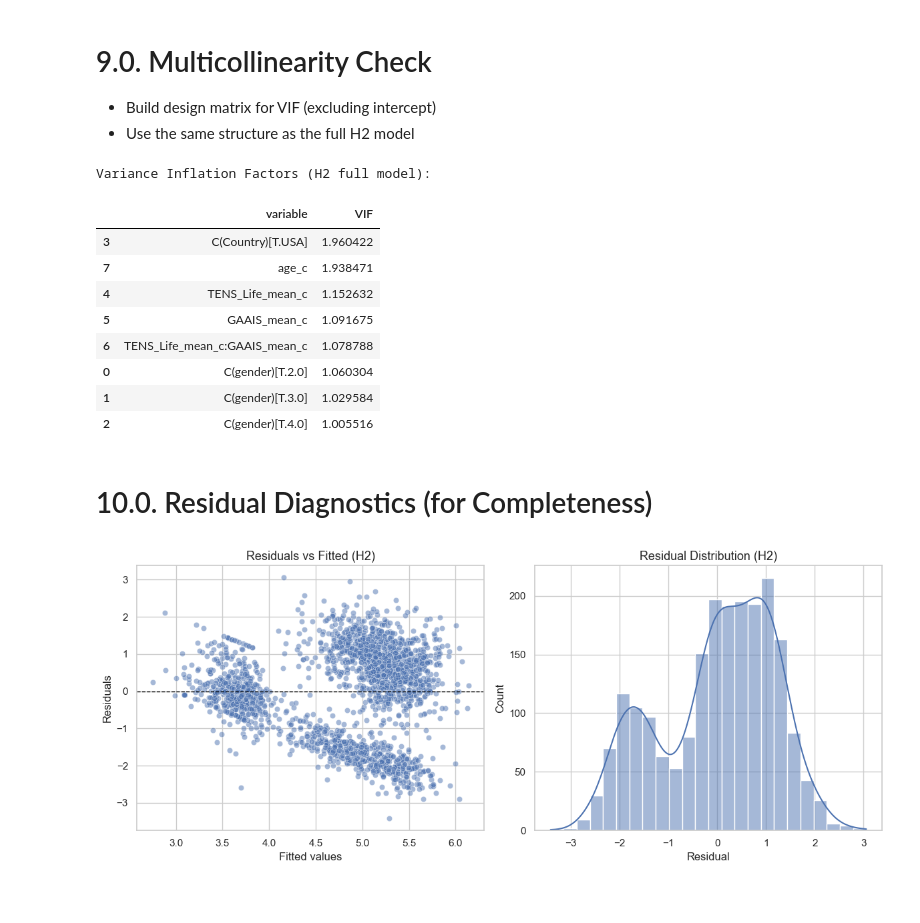
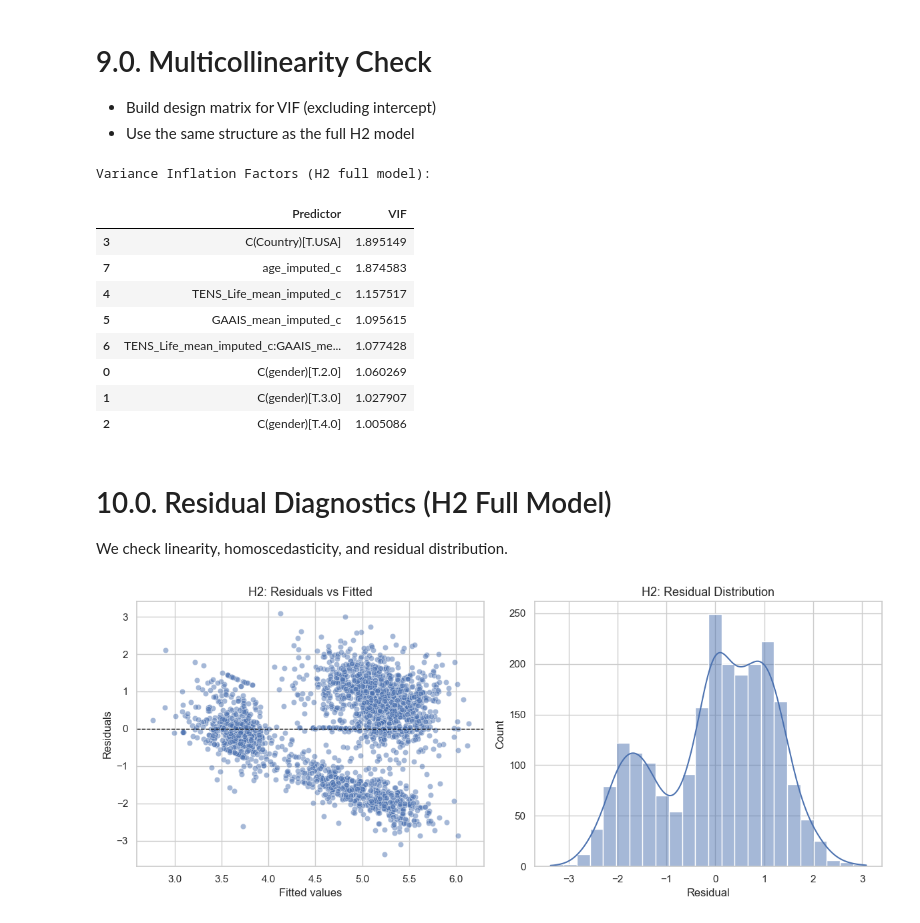
Before and after one commit to ZhaoJackson/AI_Attitude_Psychotherapy, a Jupyter notebook: H2_Moderation_SDT_Acceptance.ipynb, the cells around one changed output. Cells and saved outputs as stored; diff of their text form; code cells hidden in the pictures.

```diff
--- a/H2_Moderation_SDT_Acceptance.ipynb
+++ b/H2_Moderation_SDT_Acceptance.ipynb
@@ -46,3 +70,0 @@ h2_vars = [
-# %%
-h2_df = df[h2_vars].dropna().copy()
-print("H2 sample shape:", h2_df.shape)
@@ -50,0 +71,4 @@ H2 sample shape: (2096, 6)
+# %%
+n_total = len(h2_df)
+h2_df = h2_df.dropna(subset=["gender", "Country"])
+n_analytic = len(h2_df)
@@ -110,8 +140,8 @@ dtype: float64
 # %%
-# Pairwise correlations among key continuous predictors
-cont_cols = ["UTAUT_AI_mean", "TENS_Life_mean", "GAAIS_mean", "age"]
-corr = h2_df[cont_cols].corr()
+center_cols_h2 = ["TENS_Life_mean_imputed", "GAAIS_mean_imputed", "age_imputed"]
 
-print("Correlation matrix:")
-print(corr.round(3))
+for col in center_cols_h2:
+    mean_val = h2_df[col].mean()
+    h2_df[f"{col}_c"] = h2_df[col] - mean_val
+    print(f"{col} mean for centering: {mean_val:.3f}")
 # %% [output]
@@ -173,8 +218,9 @@ Notes:
 # %%
 # Full H2 model with interaction term
 formula_h2_full = (
-    "UTAUT_AI_mean ~ TENS_Life_mean_c * GAAIS_mean_c "
-    "+ age_c + C(gender) + C(Country)"
+    "UTAUT_AI_mean_imputed ~ "
+    "TENS_Life_mean_imputed_c * GAAIS_mean_imputed_c "
+    "+ age_imputed_c + C(gender) + C(Country)"
 )
 
 h2_full_model = smf.ols(formula=formula_h2_full, data=h2_df).fit()
@@ -265,53 +329,61 @@ ANOVA comparison: main-effects vs interaction model (H2)
 - Build design matrix for VIF (excluding intercept)
 - Use the same structure as the full H2 model
 # %%
-X = h2_full_model.model.exog
-vif_data = []
+X_h2 = h2_full_model.model.exog
+vif_data_h2 = []
 
 for i, name in enumerate(h2_full_model.model.exog_names):
     if name == "Intercept":
         continue
-    vif = variance_inflation_factor(X, i)
-    vif_data.append({"variable": name, "VIF": vif})
+    vif = variance_inflation_factor(X_h2, i)
+    vif_data_h2.append({"Predictor": name, "VIF": vif})
 
-vif_df = pd.DataFrame(vif_data).sort_values("VIF", ascending=False)
+vif_h2_df = pd.DataFrame(vif_data_h2).sort_values("VIF", ascending=False)
 
 print("Variance Inflation Factors (H2 full model):")
-display(vif_df)
+display(vif_h2_df)
 # %% [output]
 Variance Inflation Factors (H2 full model):
-|  | variable | VIF |
-| 3 | C(Country)[T.USA] | 1.960422 |
-| 7 | age_c | 1.938471 |
-| 4 | TENS_Life_mean_c | 1.152632 |
-| 5 | GAAIS_mean_c | 1.091675 |
-| 6 | TENS_Life_mean_c:GAAIS_mean_c | 1.078788 |
-| 0 | C(gender)[T.2.0] | 1.060304 |
-| 1 | C(gender)[T.3.0] | 1.029584 |
-| 2 | C(gender)[T.4.0] | 1.005516 |
+|  | Predictor | VIF |
+| 3 | C(Country)[T.USA] | 1.895149 |
+| 7 | age_imputed_c | 1.874583 |
+| 4 | TENS_Life_mean_imputed_c | 1.157517 |
+| 5 | GAAIS_mean_imputed_c | 1.095615 |
+| 6 | TENS_Life_mean_imputed_c:GAAIS_me... | 1.077428 |
+| 0 | C(gender)[T.2.0] | 1.060269 |
+| 1 | C(gender)[T.3.0] | 1.027907 |
+| 2 | C(gender)[T.4.0] | 1.005086 |
 # %% [markdown]
-# 10.0. Residual Diagnostics (for Completeness)
+# 10.0. Residual Diagnostics (H2 Full Model)
+
+We check linearity, homoscedasticity, and residual distribution.
 # %%
 # Standardized residuals and fitted values
-h2_df["resid"] = h2_full_model.resid
-h2_df["fitted"] = h2_full_model.fittedvalues
+h2_df["resid_h2"] = h2_full_model.resid
+h2_df["fitted_h2"] = h2_full_model.fittedvalues
 
 fig, axes = plt.subplots(1, 2, figsize=(12, 5))
 
-# Residuals vs fitted
-sns.scatterplot(x="fitted", y="resid", data=h2_df, ax=axes[0], alpha=0.5)
+# Residuals vs fitted values
+sns.scatterplot(
+    x="fitted_h2",
+    y="resid_h2",
+    data=h2_df,
+    ax=axes[0],
+    alpha=0.5
+)
 axes[0].axhline(0, color="black", linestyle="--", linewidth=1)
 axes[0].set_xlabel("Fitted values")
 axes[0].set_ylabel("Residuals")
-axes[0].set_title("Residuals vs Fitted (H2)")
+axes[0].set_title("H2: Residuals vs Fitted")
 
-# Histogram / density of residuals
-sns.histplot(h2_df["resid"], kde=True, ax=axes[1])
-axes[1].set_title("Residual Distribution (H2)")
+# Residual distribution
+sns.histplot(h2_df["resid_h2"], kde=True, ax=axes[1])
 axes[1].set_xlabel("Residual")
+axes[1].set_title("H2: Residual Distribution")
 
 plt.tight_layout()
 plt.show()
 # %% [output]
-[figure, old version]
+[figure, new version]
 # %% [markdown]
```
Also changed, not shown: parts of 40 cells of this notebook.
